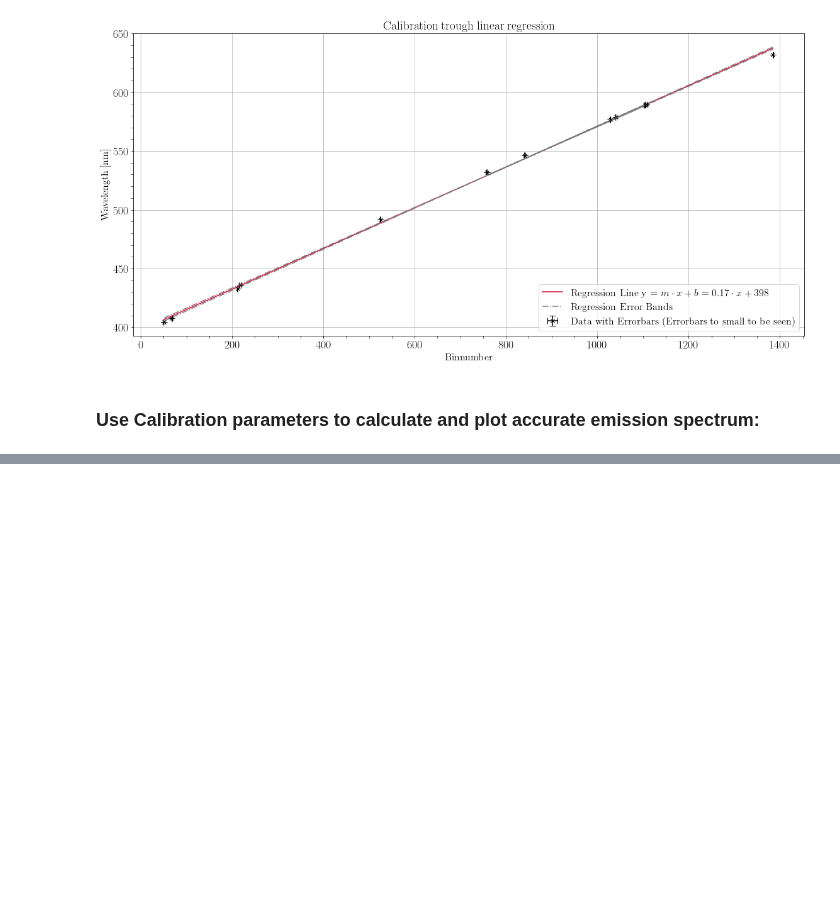
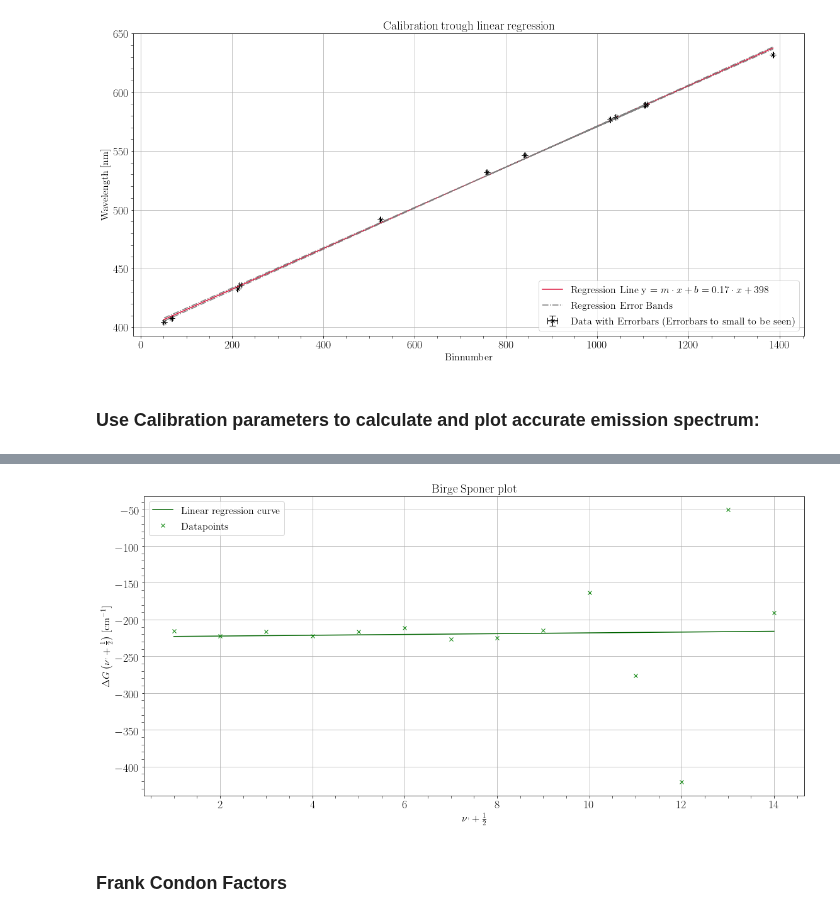
Before and after one commit to MayerPablo/FP, a Jupyter notebook: Jod/Jod.ipynb, the cells around one changed output, grey strips where cells are left out. Drawn from its saved outputs; the diff is of its cells as text; code cells hidden in the pictures; blank space fills up the shorter version.

```diff
--- a/Jod/Jod.ipynb
+++ b/Jod/Jod.ipynb
@@ -372,0 +423,28 @@ print(peaksFluorCal)
+# %%
+energyDiff = np.diff(energy)
+vibrationalN = np.arange(1, len(peaksFluorCal), 1)
+
+mBS = bestM(vibrationalN, energyDiff)
+bBS = bestB(vibrationalN, energyDiff)
+mBSErr = stuM(vibrationalN, energyDiff)
+bBSErr = stuB(vibrationalN, energyDiff)
+
+# Adjust plot size
+plt.figure(figsize=(16, 8))
+
+# Draw the Datapoints
+plt.errorbar(vibrationalN, energyDiff, color='green', fmt='x', label=r'Datapoints')
+
+plt.plot(vibrationalN, vibrationalN*mBS+bBS, color='darkgreen', label=r'Linear regression curve')
+
+# Axislabels
+plt.xlabel(r'$\nu^{,} + \frac{1}{2} $')
+plt.ylabel(r'$\Delta G \left( \nu^{,} + \frac{1}{2} \right)$ [cm$^{-1}$]')
+plt.title("Birge Sponer plot")
+
+plt.legend()
+plt.show()
+# %% [output]
+[figure, added]
+# %% [markdown]
+### Frank Condon Factors
```
Also changed, not shown: parts of 20 cells of this notebook, 1 other file.
